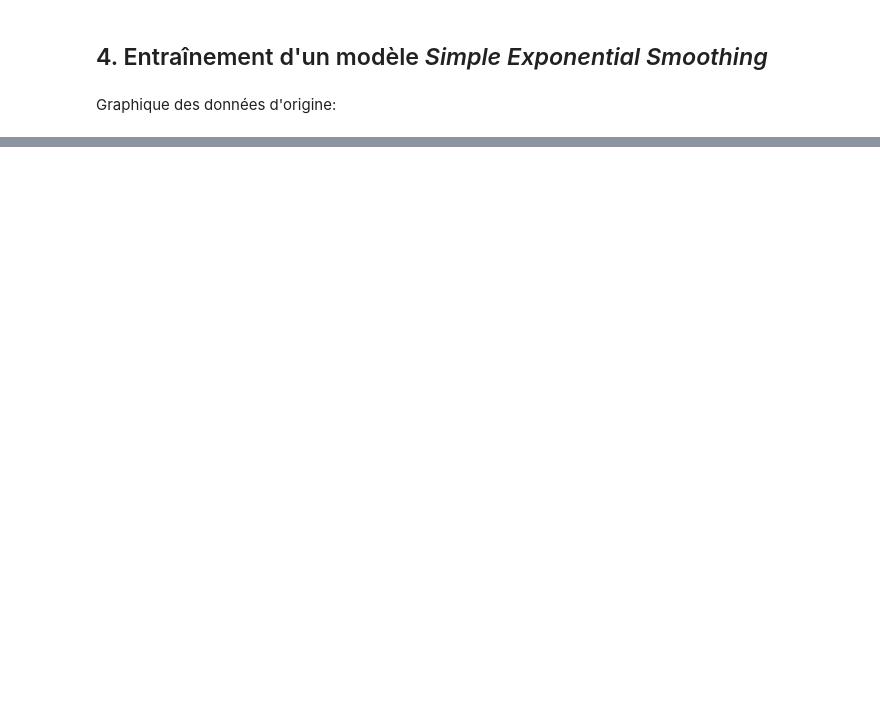
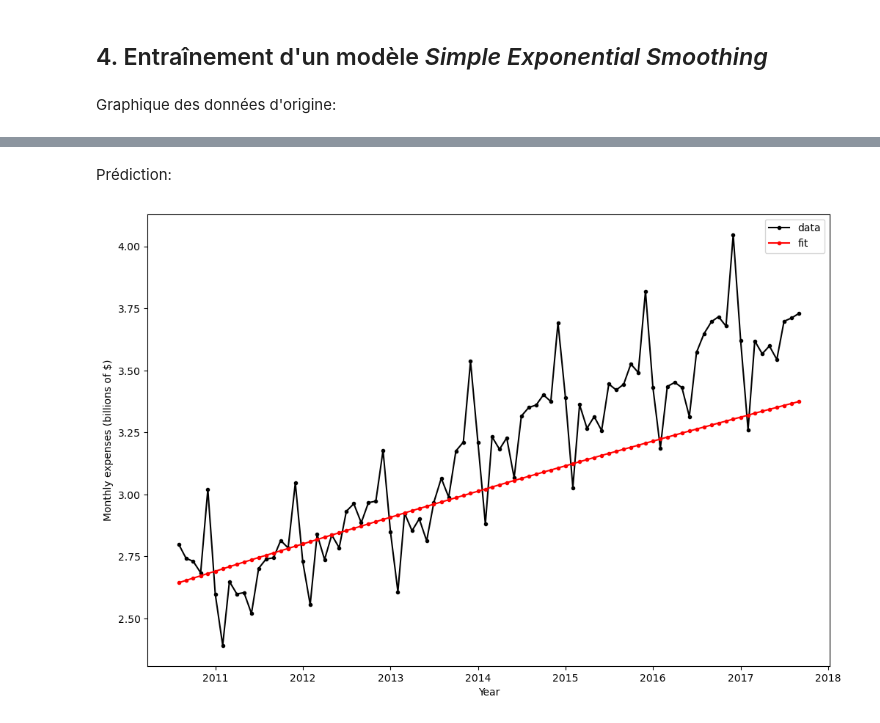
Before and after one commit to HUART1848/PCD_L8, a Jupyter notebook: PCD-Labo8-ExpSmoothing-FerchichiHuart.ipynb, the cells around one changed output, grey strips where cells are left out. Cells and saved outputs as stored; diff of their text form; code cells hidden in the pictures; blank space fills up the shorter version.

```diff
--- a/PCD-Labo8-ExpSmoothing-FerchichiHuart.ipynb
+++ b/PCD-Labo8-ExpSmoothing-FerchichiHuart.ipynb
@@ -44,0 +95,5 @@ plot_fit(fit1, train)
+# %%
+fcast1 = fit1.forecast(forecast_size)
+fcast2 = fit2.forecast(forecast_size)
+fcast3 = fit3.forecast(forecast_size)
+fcast4 = fit4.forecast(forecast_size)
@@ -44,0 +134,6 @@ plot_fit(fit1, train)
+# %% [markdown]
+Prédiction:
+# %%
+plot_fit(test, fcast4)
+# %% [output]
+[figure, added]
```
Also changed, not shown: parts of 25 cells of this notebook.
